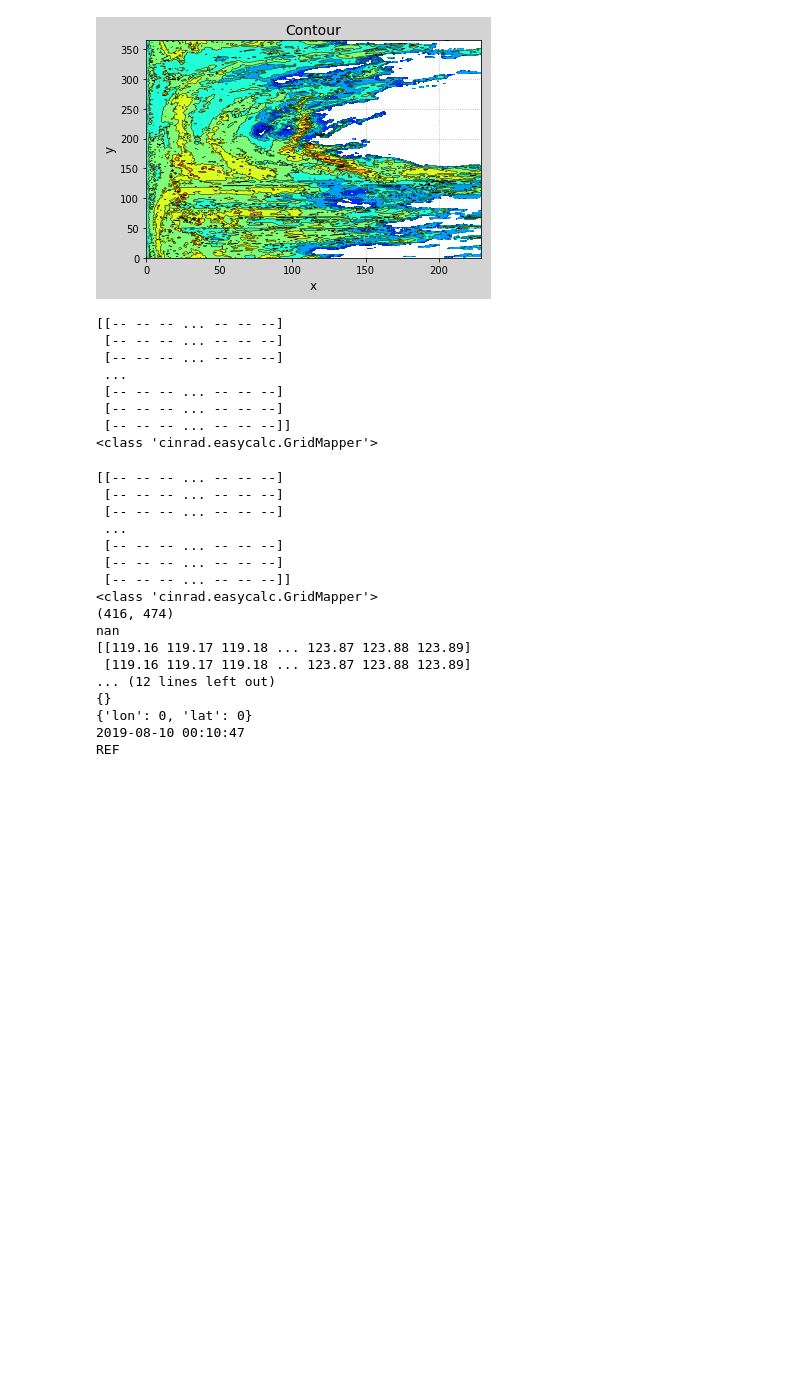
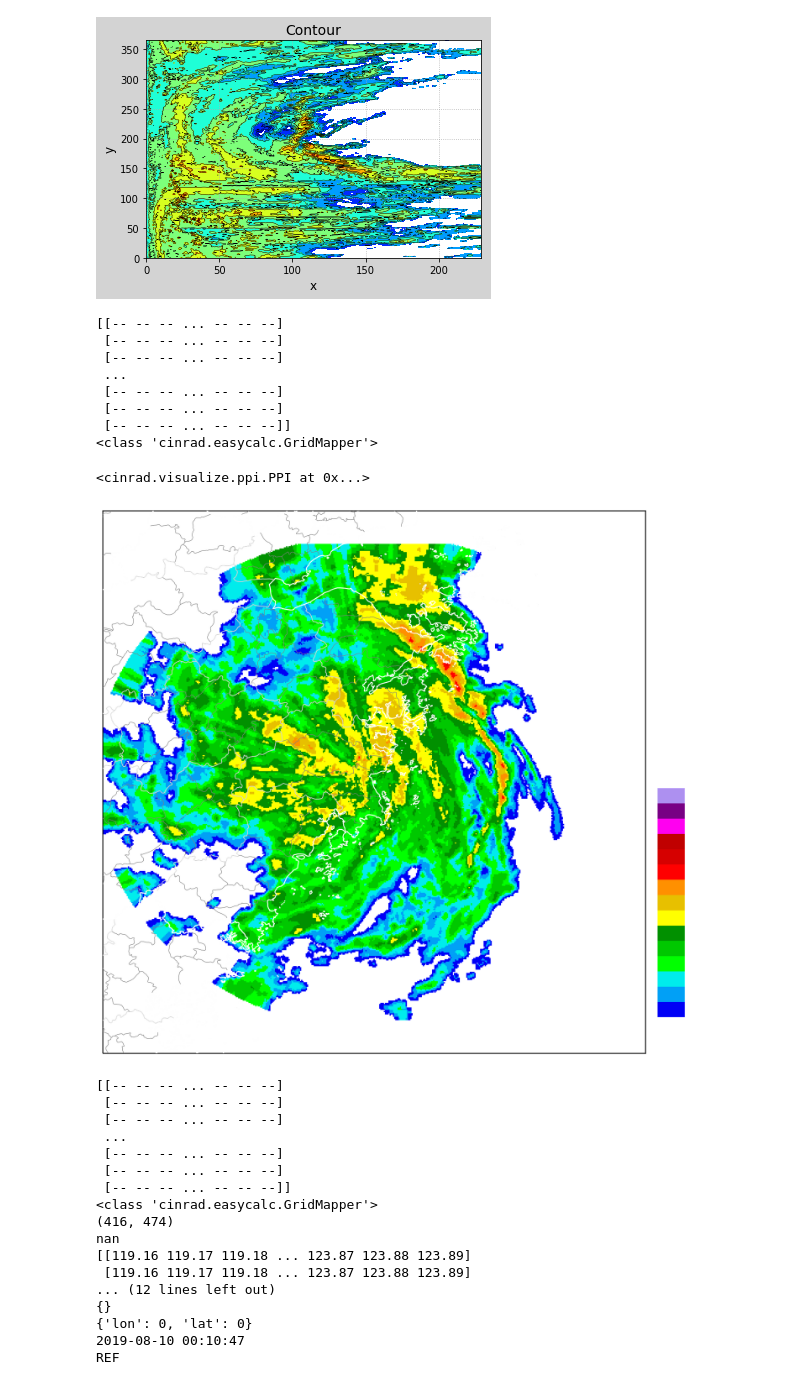
Before and after one commit to liyuan3970/study_demo, a Jupyter notebook: met_plot/rader/pup/test_demo.ipynb, the cells around one changed output. Cells and saved outputs as stored; diff of their text form; code cells hidden in the pictures; blank space fills up the shorter version.

```diff
--- a/met_plot/rader/pup/test_demo.ipynb
+++ b/met_plot/rader/pup/test_demo.ipynb
@@ -49,38 +49,40 @@ f =cinrad.easycalc.GridMapper(v)
 grid = f(0.01)
 print(grid.data)
 print(type(f))
-# PPI(grid)
+PPI(grid)
 # data = r.data
 # print(data.shape)
 # x1=[i for i in range(230)]
 # y1=[i for i in range(366)]
 # x,y=np.meshgrid(x1,y1)
 
 # z=data
 
 # # 绘制图形
 # mp.figure('Contour', facecolor='lightgray')
 # mp.title('Contour', fontsize=14)
 # mp.xlabel('x', fontsize=12)
 # mp.ylabel('y', fontsize=12)
 # mp.tick_params(labelsize=10)
 # mp.grid(linestyle=':')
 # # 绘制等高线图
 # cntr = mp.contour(x, y, z, 8, colors='black',
 #                   linewidths=0.5)
 
 # mp.contourf(x, y, z, 8, cmap='jet')
 
 # mp.show()
 # %% [output]
 [[-- -- -- ... -- -- --]
  [-- -- -- ... -- -- --]
  [-- -- -- ... -- -- --]
  ...
  [-- -- -- ... -- -- --]
  [-- -- -- ... -- -- --]
  [-- -- -- ... -- -- --]]
 <class 'cinrad.easycalc.GridMapper'>
+<cinrad.visualize.ppi.PPI at 0x...>
+[figure, added]
 # %%
 import cinrad
 %matplotlib inline
```
Also changed, not shown: parts of 2 cells of this notebook.
